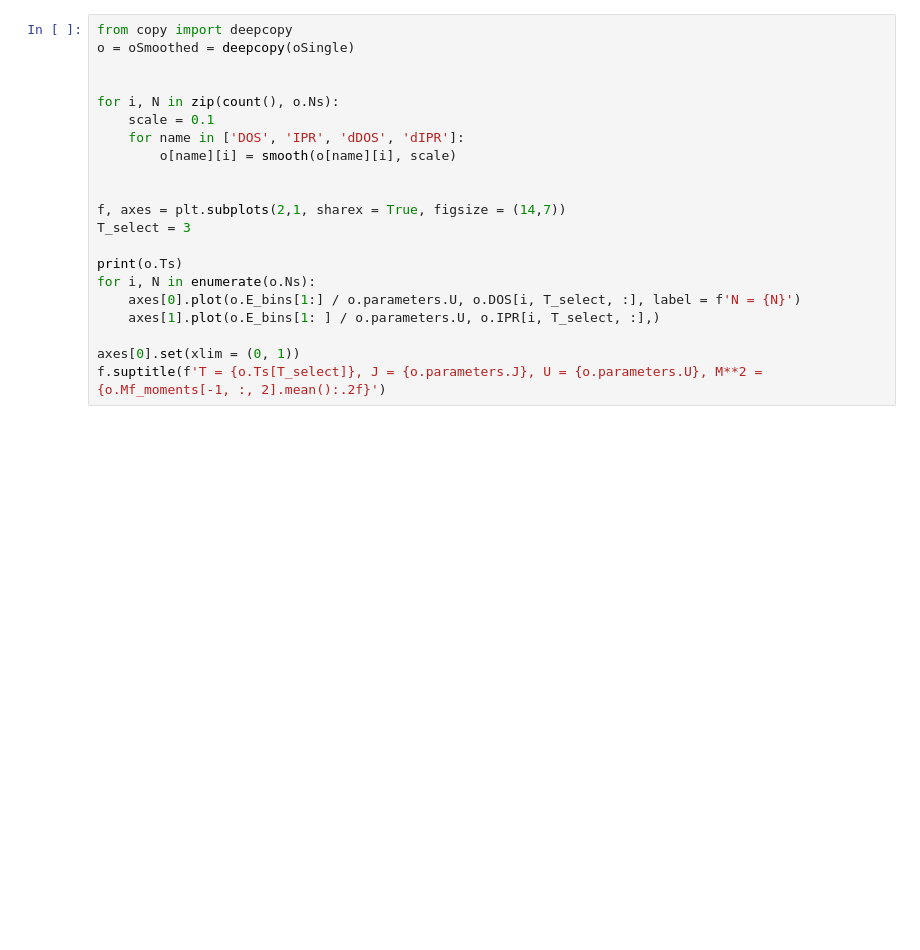
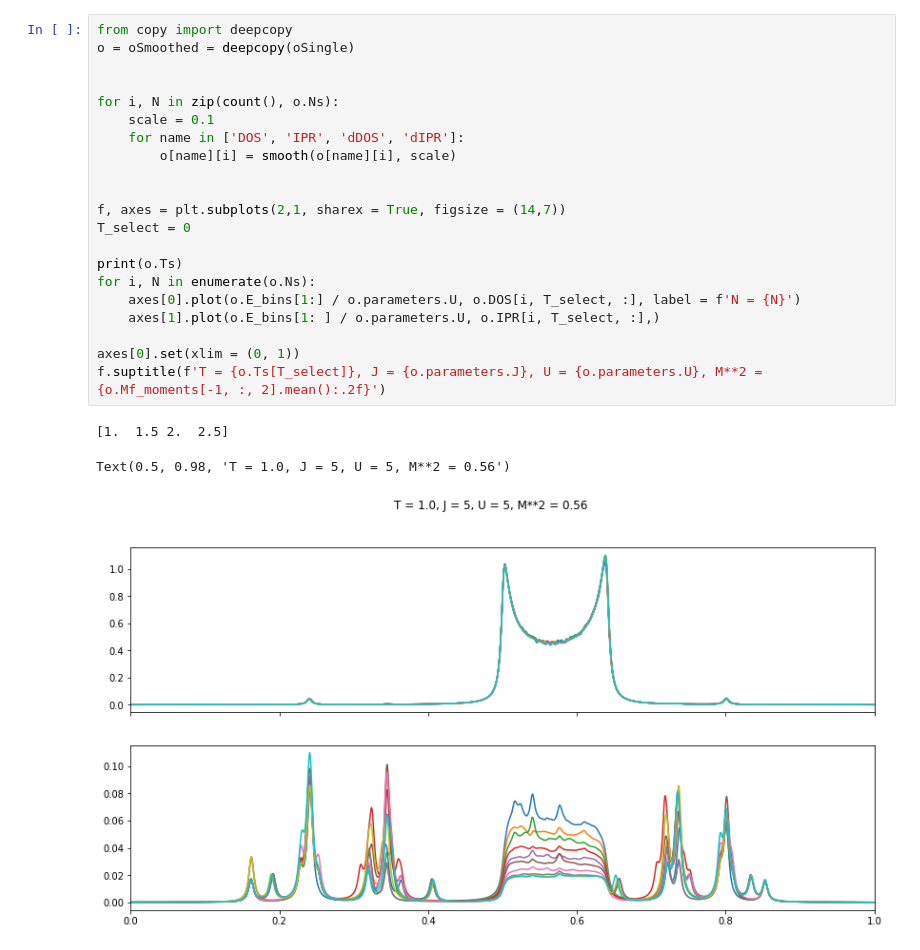
Before and after one commit to TomHodson/FKMC, a Jupyter notebook: notebooks/Summer 2020/July2020-1.ipynb, the cells around one changed output. Cells and saved outputs as stored; diff of their text form; blank space fills up the shorter version.

```diff
--- a/notebooks/Summer 2020/July2020-1.ipynb
+++ b/notebooks/Summer 2020/July2020-1.ipynb
@@ -192,23 +333,27 @@ o.keys()
 # %%
 from copy import deepcopy
 o = oSmoothed = deepcopy(oSingle)
 
 
 for i, N in zip(count(), o.Ns):
     scale = 0.1
     for name in ['DOS', 'IPR', 'dDOS', 'dIPR']:
         o[name][i] = smooth(o[name][i], scale)
 
 
 f, axes = plt.subplots(2,1, sharex = True, figsize = (14,7))
-T_select = 3
+T_select = 0
 
 print(o.Ts)
 for i, N in enumerate(o.Ns):
     axes[0].plot(o.E_bins[1:] / o.parameters.U, o.DOS[i, T_select, :], label = f'N = {N}')
     axes[1].plot(o.E_bins[1: ] / o.parameters.U, o.IPR[i, T_select, :],)
 
 axes[0].set(xlim = (0, 1))
 f.suptitle(f'T = {o.Ts[T_select]}, J = {o.parameters.J}, U = {o.parameters.U}, M**2 = {o.Mf_moments[-1, :, 2].mean():.2f}')
+# %% [output]
+[1.  1.5 2.  2.5]
+Text(0.5, 0.98, 'T = 1.0, J = 5, U = 5, M**2 = 0.56')
+[figure, added]
 # %%
 o.hints.Mf_moments, o.sigma_Mf_moments.shape
```
Also changed, not shown: parts of 11 cells of this notebook, 13 other files.
